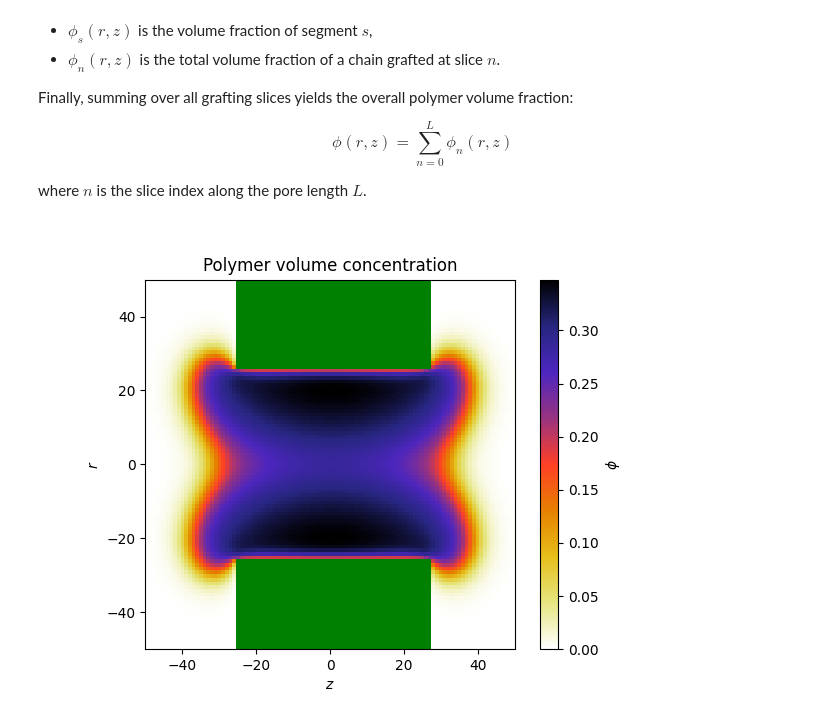
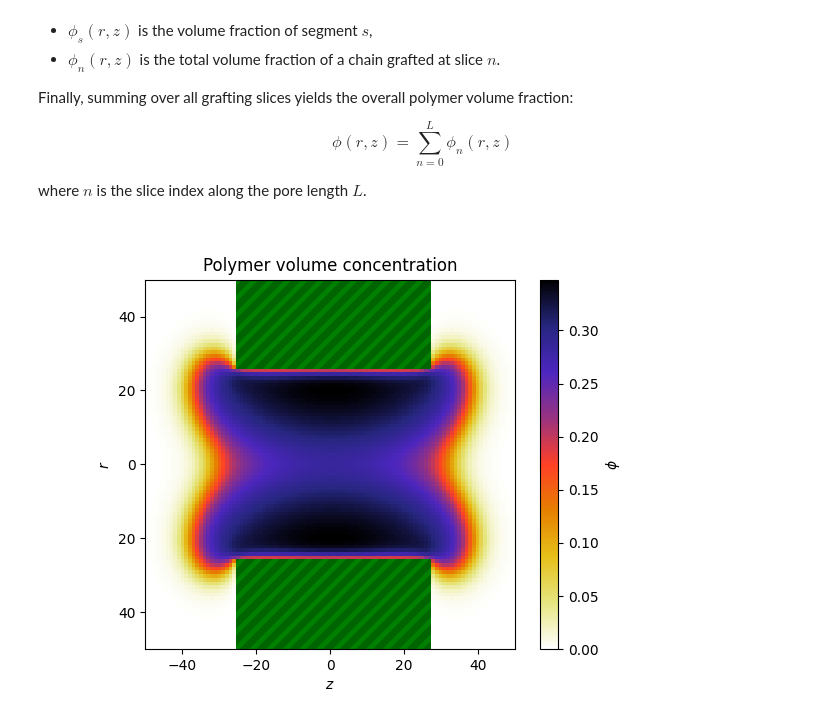
Before and after one commit to miklakt/diffusion_polymer_mesopores, a Jupyter notebook: main.ipynb, the cells around one changed output. Saved outputs shown, nothing was run; the diff lists cells and outputs as text; code cells hidden in the pictures.

```diff
--- a/main.ipynb
+++ b/main.ipynb
@@ -44,23 +44,32 @@ An interactive **slider** lets you scroll through the slices along the $z$-axis,
 import matplotlib.pyplot as plt
 import numpy as np
 import pandas as pd
-from src.read_namics_output import extract_volume_fractions_per_grafting_range, create_walls
+from src.read_namics_output import extract_volume_fractions_per_grafting_range, create_walls, build_scf_empty_pore_results
 from src.utils import mirror_extend
 from src.make_plot import plot_with_slider, plot_grid
+from IPython.display import display, clear_output
 
-raw = pd.read_table("SCF/output/empty_pore_input.pro", index_col=False)
-R, Z, Phis = extract_volume_fractions_per_grafting_range(raw)
+# raw = pd.read_table("SCF/output/colloid_traversing_pore_62.pro", index_col=False)
+SCF_empty_pore_result = build_scf_empty_pore_results("SCF/output/empty_pore_input", chi_PS=0.6)
+R = SCF_empty_pore_result["R"]
+Z = SCF_empty_pore_result["Z"]
+phi_s = SCF_empty_pore_result["phi_s"]
+phi_0 = SCF_empty_pore_result["phi"]
+if "colloid_mask" in SCF_empty_pore_result:
+    colloid_mask = SCF_empty_pore_result["colloid_mask"]
+else:
+    colloid_mask = np.zeros_like(phi_s[0])
 pore_radius = 26
 pore_length = 52
 walls = create_walls(len(R), len(Z), pore_radius, pore_length).T
 fig, ax = plot_with_slider(
     Z,
-    np.concatenate((-R[::-1], R)),
+    R,
     #for readability of the plot and consistent formatting with the original work we plot the mirrored array along z axis
-    mirror_extend(Phis.transpose(0,2,1), axis=1),
+    phi_s,
     fix_clim=True,
-    walls = mirror_extend(walls, axis = 0),
-    xlim = (-50,50),
-    ylim = (-50,50)
+    walls = walls + colloid_mask,
+    rlim = (-50,50),
+    zlim = (-50,50)
 )
 # %% [output]
@@ -98,18 +107,16 @@ $$
 
 where $n$ is the slice index along the pore length $L$.
 # %%
-phi_0 = np.sum(Phis, axis = 0).T
-
 fig, ax = plot_grid(
     Z,
-    np.concatenate((-R[::-1], R)),
-    mirror_extend(phi_0, axis=0),
-    walls = mirror_extend(walls, axis = 0),
-    xlim = (-50,50),
-    ylim = (-50,50)
+    R,
+    phi_0,
+    walls = walls + colloid_mask,
+    rlim = (-50,50),
+    zlim = (-50,50)
 )
 # %% [output]
-[figure, old version]
+[figure, new version]
 # %% [markdown]
 ### Modeling Colloid Insertion and Traversal
 
```
Also changed, not shown: parts of 13 cells of this notebook, 2 other files.
